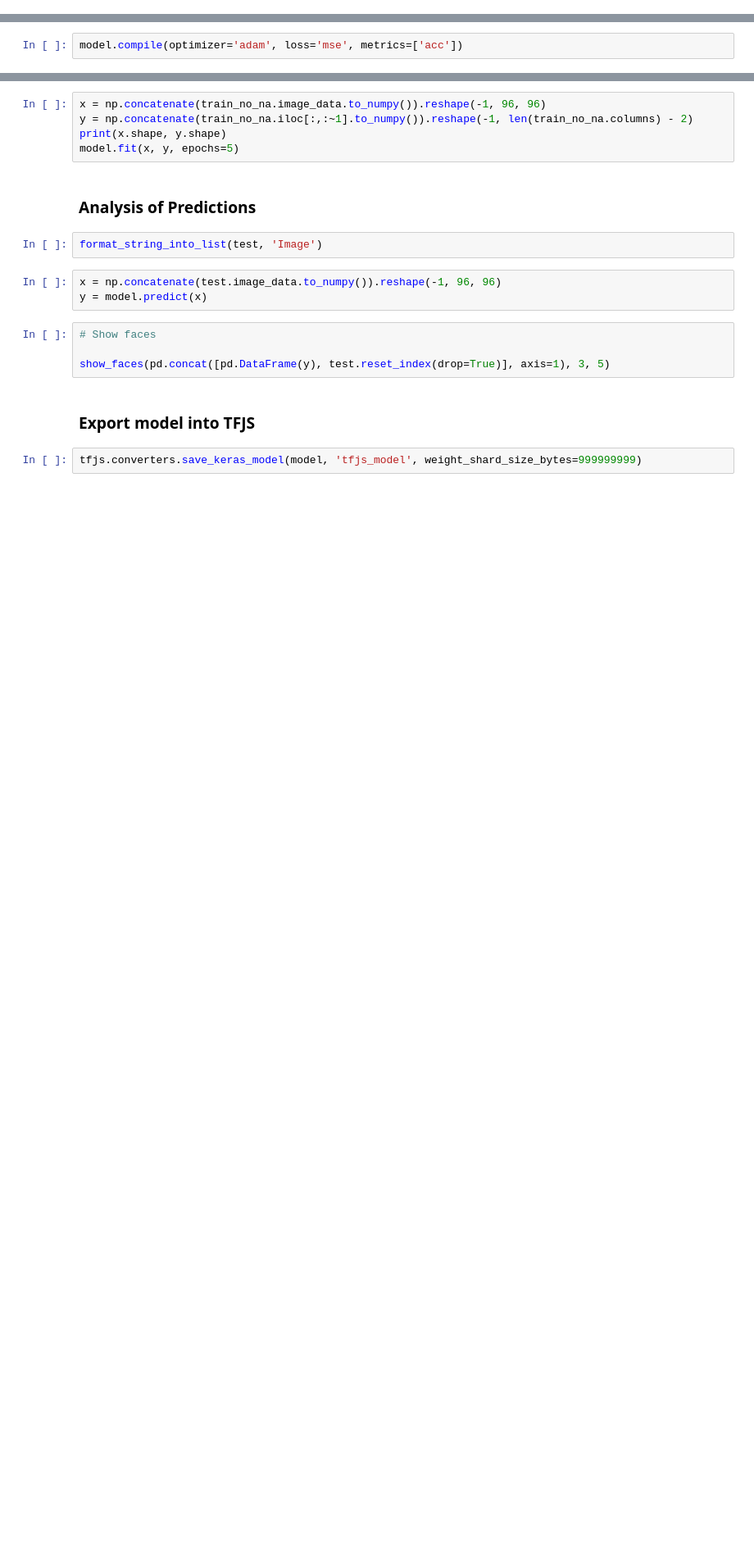
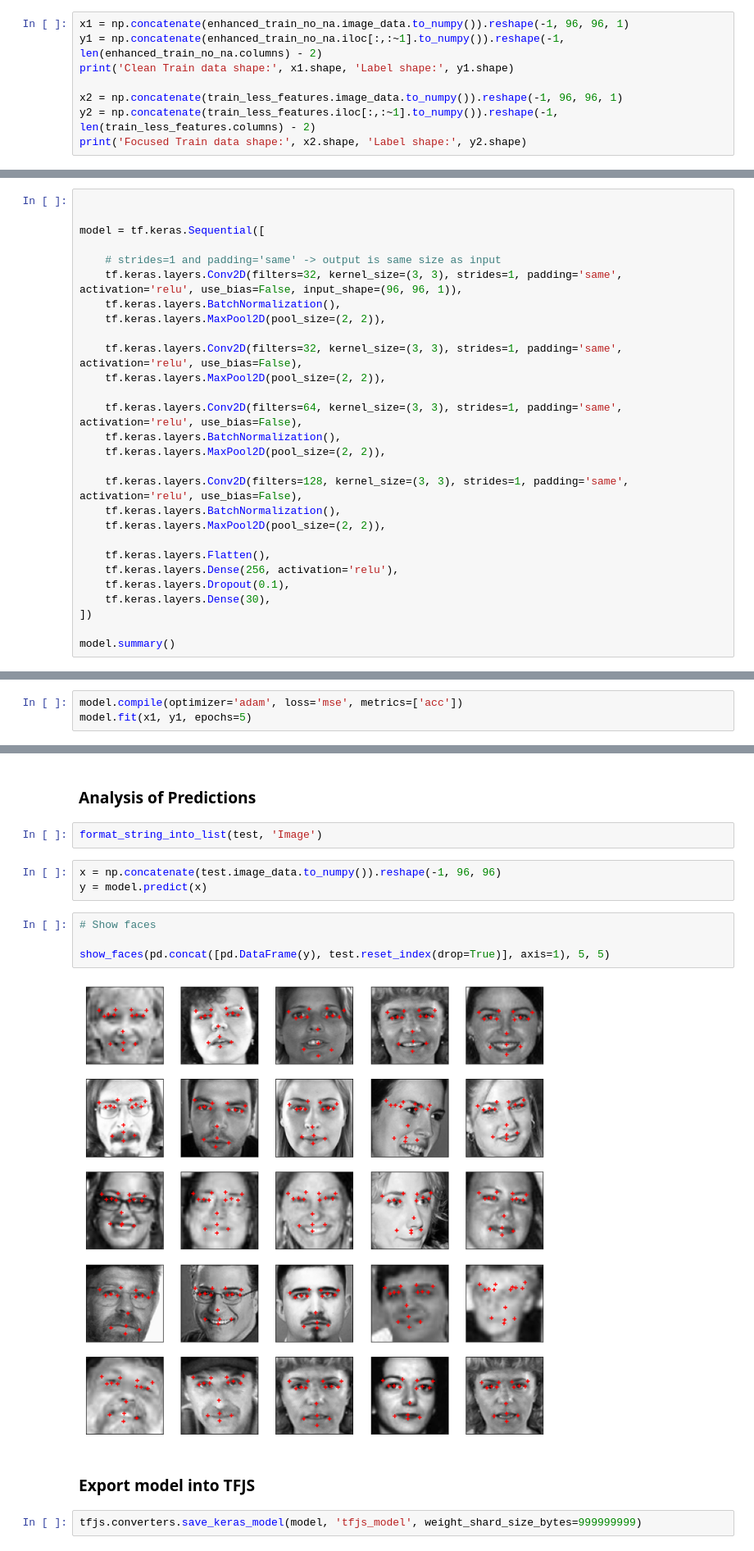
Before and after one commit to esun74/mobile-cv, a Jupyter notebook: nn_model/generate.ipynb, the cells around one changed output, grey strips where cells are left out. Shown at 82% size. Cells and saved outputs as stored; diff of their text form; blank space fills up the shorter version.

```diff
--- a/nn_model/generate.ipynb
+++ b/nn_model/generate.ipynb
@@ -107,0 +222,8 @@ model = tf.keras.Sequential([
+# %%
+x1 = np.concatenate(enhanced_train_no_na.image_data.to_numpy()).reshape(-1, 96, 96, 1)
+y1 = np.concatenate(enhanced_train_no_na.iloc[:,:~1].to_numpy()).reshape(-1, len(enhanced_train_no_na.columns) - 2)
+print('Clean Train data shape:', x1.shape, 'Label shape:', y1.shape)
+
+x2 = np.concatenate(train_less_features.image_data.to_numpy()).reshape(-1, 96, 96, 1)
+y2 = np.concatenate(train_less_features.iloc[:,:~1].to_numpy()).reshape(-1, len(train_less_features.columns) - 2)
+print('Focused Train data shape:', x2.shape, 'Label shape:', y2.shape)
@@ -107,0 +260,28 @@ model = tf.keras.Sequential([
+# %%
+
+
+model = tf.keras.Sequential([
+
+	# strides=1 and padding='same' -> output is same size as input
+	tf.keras.layers.Conv2D(filters=32, kernel_size=(3, 3), strides=1, padding='same', activation='relu', use_bias=False, input_shape=(96, 96, 1)),
+	tf.keras.layers.BatchNormalization(),
+	tf.keras.layers.MaxPool2D(pool_size=(2, 2)),
+
+	tf.keras.layers.Conv2D(filters=32, kernel_size=(3, 3), strides=1, padding='same', activation='relu', use_bias=False),
+	tf.keras.layers.MaxPool2D(pool_size=(2, 2)),
+
+	tf.keras.layers.Conv2D(filters=64, kernel_size=(3, 3), strides=1, padding='same', activation='relu', use_bias=False),
+	tf.keras.layers.BatchNormalization(),
+	tf.keras.layers.MaxPool2D(pool_size=(2, 2)),
+
+	tf.keras.layers.Conv2D(filters=128, kernel_size=(3, 3), strides=1, padding='same', activation='relu', use_bias=False),
+	tf.keras.layers.BatchNormalization(),
+	tf.keras.layers.MaxPool2D(pool_size=(2, 2)),
+
+	tf.keras.layers.Flatten(),
+	tf.keras.layers.Dense(256, activation='relu'),
+	tf.keras.layers.Dropout(0.1),
+	tf.keras.layers.Dense(30),
+])
+
+model.summary()
@@ -108,2 +306,3 @@ model = tf.keras.Sequential([
 # %%
 model.compile(optimizer='adam', loss='mse', metrics=['acc'])
+model.fit(x1, y1, epochs=5)
@@ -110,8 +321,3 @@ model.compile(optimizer='adam', loss='mse', metrics=['acc'])
-# %%
-x = np.concatenate(train_no_na.image_data.to_numpy()).reshape(-1, 96, 96)
-y = np.concatenate(train_no_na.iloc[:,:~1].to_numpy()).reshape(-1, len(train_no_na.columns) - 2)
-print(x.shape, y.shape)
-model.fit(x, y, epochs=5)
 # %% [markdown]
 ### Analysis of Predictions
 # %%
@@ -122,7 +328,9 @@ y = model.predict(x)
 # %%
 # Show faces
 
-show_faces(pd.concat([pd.DataFrame(y), test.reset_index(drop=True)], axis=1), 3, 5)
+show_faces(pd.concat([pd.DataFrame(y), test.reset_index(drop=True)], axis=1), 5, 5)
+# %% [output]
+[figure, added]
 # %% [markdown]
 ### Export model into TFJS
 # %%
```
Also changed, not shown: parts of 22 cells of this notebook, 3 other files.
